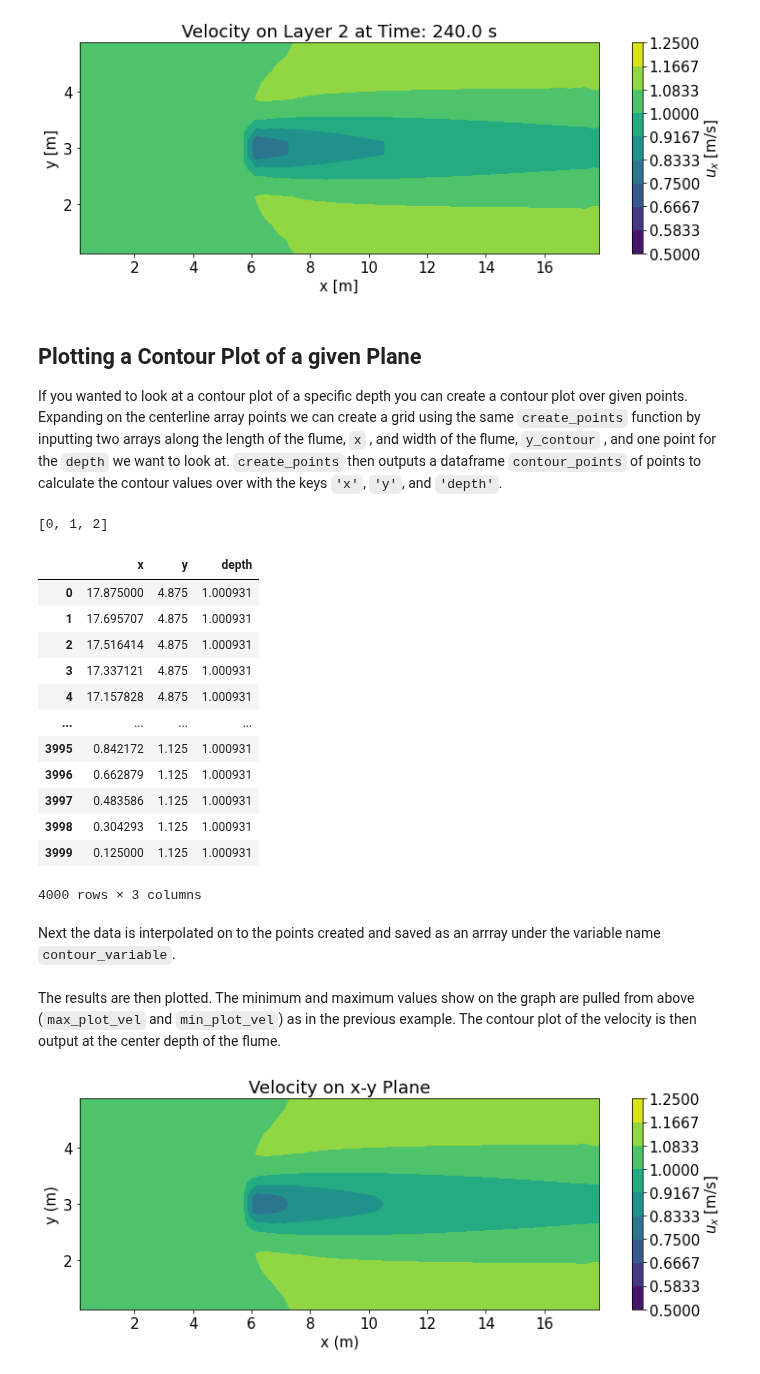
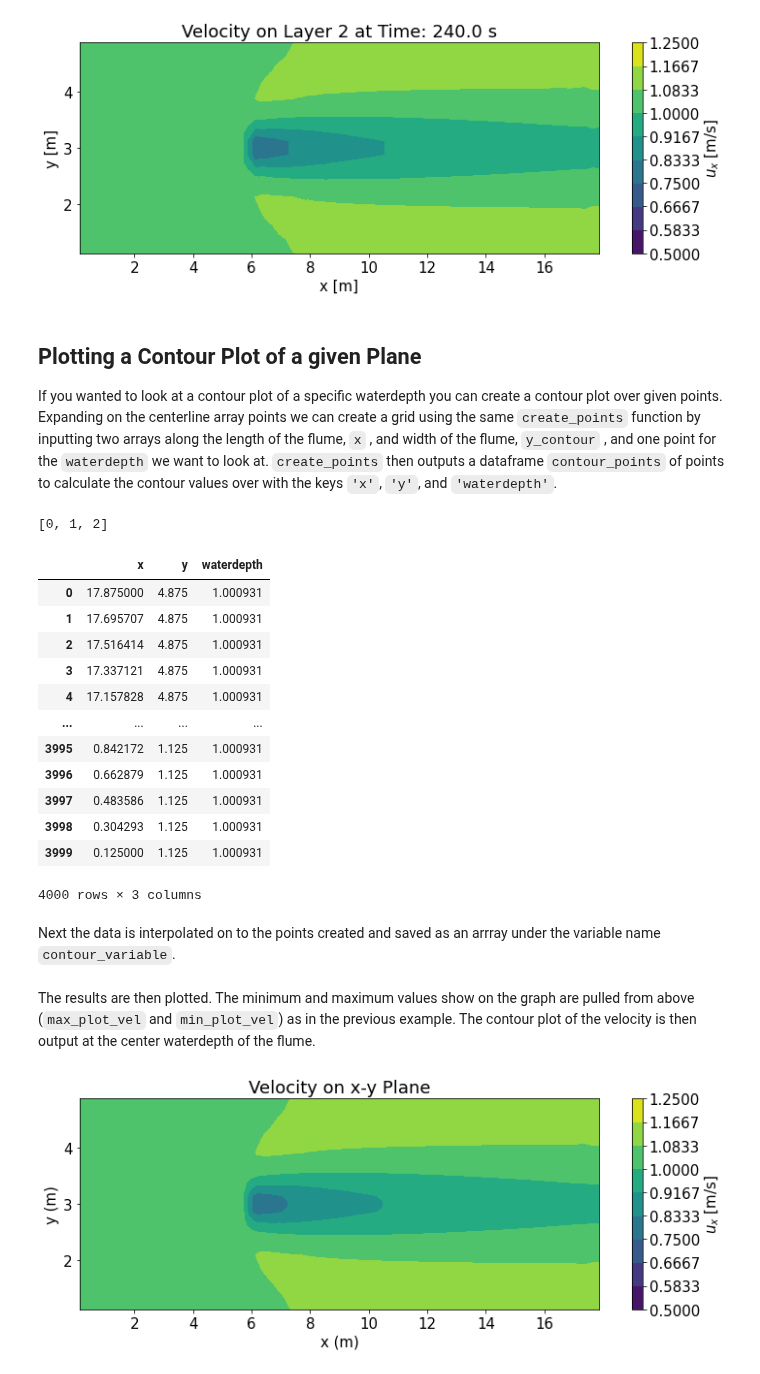
Before and after one commit to MHKiT-Software/MHKiT-Python, a Jupyter notebook: examples/Delft3D_example.ipynb, the cells around one changed output. Drawn from its saved outputs; the diff is of its cells as text; code cells hidden in the pictures.

```diff
--- a/examples/Delft3D_example.ipynb
+++ b/examples/Delft3D_example.ipynb
@@ -111,15 +111,15 @@ xmax=var_data_df.x.min()
 ymin=var_data_df.y.max()
 ymax=var_data_df.y.min()
 
-depth_min=var_data_df.depth.max()
-depth_max=var_data_df.depth.min()
+waterdepth_min=var_data_df.waterdepth.max()
+waterdepth_max=var_data_df.waterdepth.min()
 
 # Creating one array and 2 points
 x = np.linspace(xmin, xmax)
 y = np.mean([ymin,ymax])
-depth = np.mean([depth_min,depth_max])
+waterdepth = np.mean([waterdepth_min,waterdepth_max])
 
 # Creating an array of points
-cline_points = d3d.create_points(x, y, depth)
+cline_points = d3d.create_points(x, y, waterdepth)
 cline_points.head()
 # %% [output]
@@ -184,18 +184,18 @@ Text(0.5, 1.0, 'Velocity on Layer 2 at Time: 240.0 s')
 # %% [markdown]
 ## Plotting a Contour Plot of a given Plane
 
-If you wanted to look at a contour plot of a specific depth you can create a contour plot over given points. Expanding on the centerline array points we can create a grid using the same `create_points` function by inputting two arrays along the length of the flume, `x`  , and width of the flume, `y_contour` , and one point for the `depth` we want to look at.  `create_points` then outputs a dataframe `contour_points` of points to calculate the contour values over with the keys `'x'`, `'y'`, and `'depth'`.
+If you wanted to look at a contour plot of a specific waterdepth you can create a contour plot over given points. Expanding on the centerline array points we can create a grid using the same `create_points` function by inputting two arrays along the length of the flume, `x`  , and width of the flume, `y_contour` , and one point for the `waterdepth` we want to look at.  `create_points` then outputs a dataframe `contour_points` of points to calculate the contour values over with the keys `'x'`, `'y'`, and `'waterdepth'`.
 # %%
 # Create x-y plane at z level midpoint
 x2 = np.linspace(xmin, xmax, num=100)
 y_contour = np.linspace(ymin, ymax, num=40)
-z2 = np.mean([depth_min,depth_max])
+z2 = np.mean([waterdepth_min,waterdepth_max])
 
 contour_points = d3d.create_points(x2, y_contour, z2)
 contour_points
 # %% [output]
 [0, 1, 2]
-|  | x | y | depth |
+|  | x | y | waterdepth |
 | 0 | 17.875000 | 4.875 | 1.000931 |
 | 1 | 17.695707 | 4.875 | 1.000931 |
 | 2 | 17.516414 | 4.875 | 1.000931 |
@@ -218,6 +218,6 @@ contour_variable = interp.griddata(
 )
 # %% [markdown]
-The results are then plotted. The minimum and maximum values show on the graph are pulled from above (`max_plot_vel` and `min_plot_vel`) as in the previous example. The contour plot of the velocity is then output at the center depth of the flume.
+The results are then plotted. The minimum and maximum values show on the graph are pulled from above (`max_plot_vel` and `min_plot_vel`) as in the previous example. The contour plot of the velocity is then output at the center waterdepth of the flume.
 # %%
 # Plotting
 plt.figure(figsize=(12,4))
```
Also changed, not shown: parts of 11 cells of this notebook.
